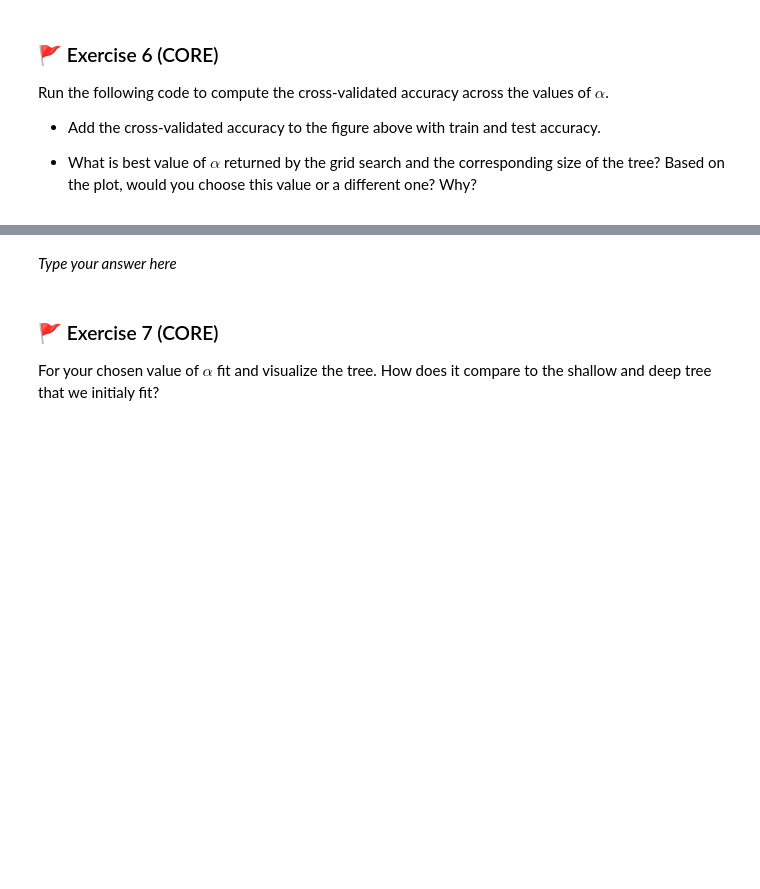
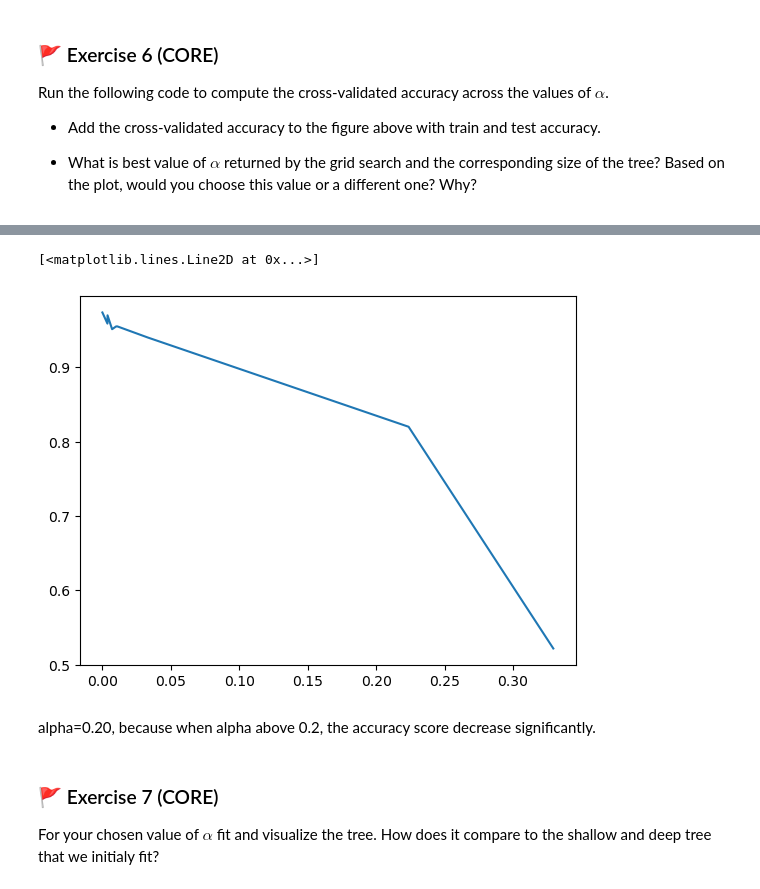
Before and after one commit to s2777427/MLP_2026_week08, a Jupyter notebook: mlp_week08.ipynb, the cells around one changed output, grey strips where cells are left out. Drawn from its saved outputs; the diff is of its cells as text; code cells hidden in the pictures; blank space fills up the shorter version.

```diff
--- a/mlp_week08.ipynb
+++ b/mlp_week08.ipynb
@@ -391,7 +404,12 @@ gs.fit(X_train,y_train)
 # %%
 # Code for your answer here
+cvaccuracy=gs.cv_results_["mean_test_score"]
+plt.plot(ccp_alphas,cvaccuracy)
+# %% [output]
+[<matplotlib.lines.Line2D at 0x...>]
+[figure, added]
-# %% [markdown]
-_Type your answer here_
+# %% [markdown]
+alpha=0.20,  because when alpha above 0.2, the accuracy score decrease significantly.
 # %% [markdown]
 ### 🚩 Exercise 7 (CORE)
 
```
Also changed, not shown: parts of 30 cells of this notebook.
